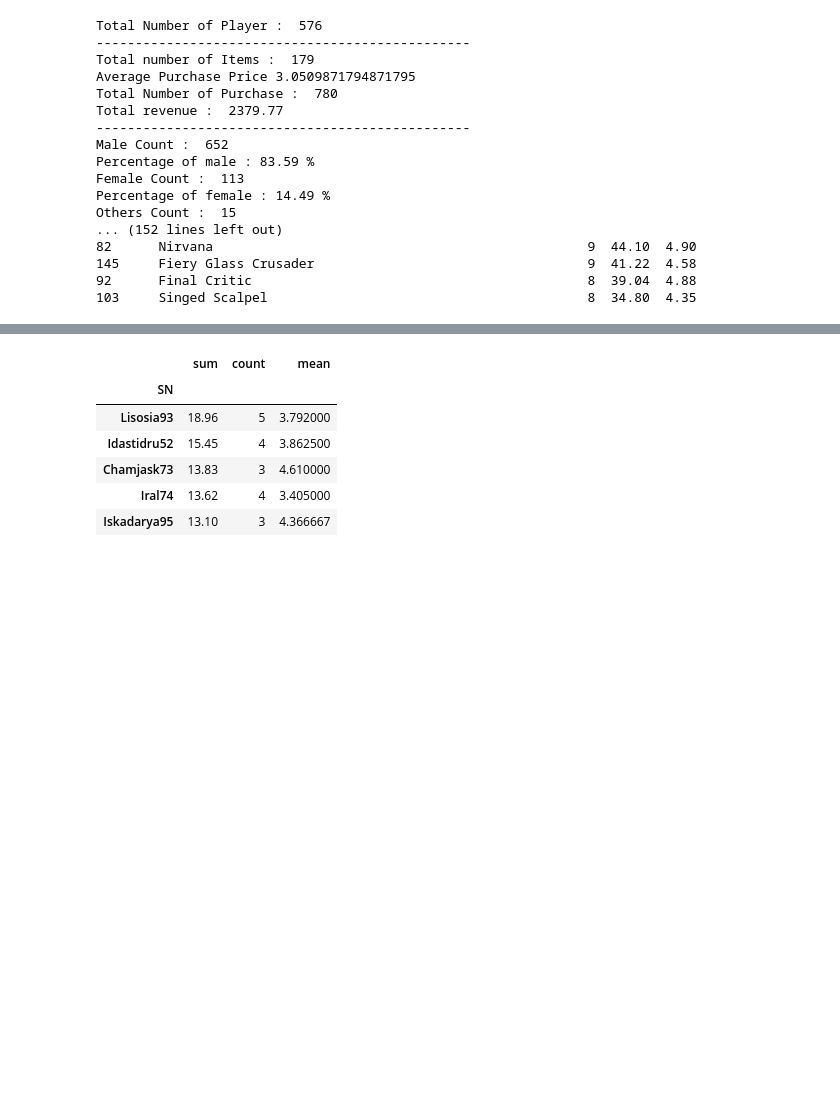
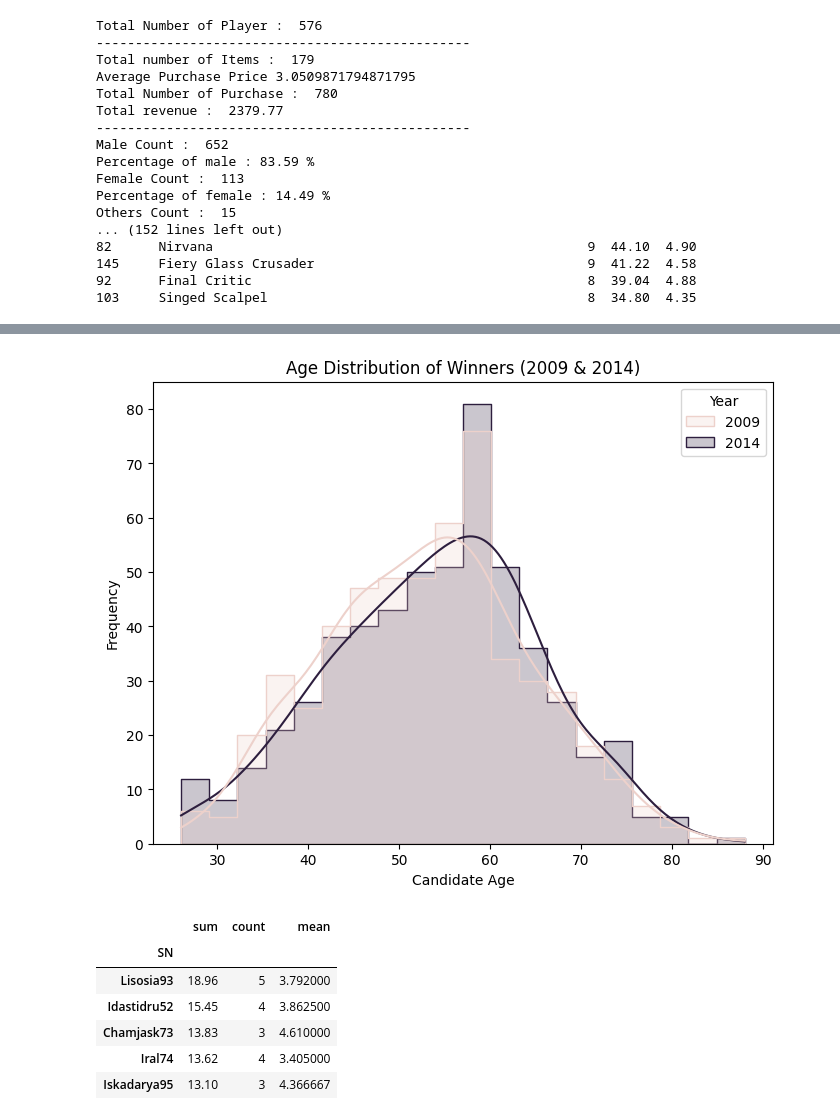
Before and after one commit to abhishekmali9191/Data-Analytics-, a Jupyter notebook: DataAnalytics.ipynb, the cells around one changed output, grey strips where cells are left out. Saved outputs shown, nothing was run; the diff lists cells and outputs as text; code cells hidden in the pictures; blank space fills up the shorter version.

```diff
--- a/DataAnalytics.ipynb
+++ b/DataAnalytics.ipynb
@@ -4580,3 +4576,28 @@ pandas.core.frame.DataFrame
+# %%
+# prompt: Plot the age distribution of winners of both 2014 and 2009 elections
+
+# Assuming you have another dataframe 'df2009' for the 2009 election data
+# with similar column names ('Candidate Age', 'Position')
+
+# Create separate DataFrames for 2014 and 2009 winners with 'Year' column
+winners_2014 = df[(df['Position'] == 1)][['Candidate Age']].copy()
+winners_2014['Year'] = 2014
+
+winners_2009 = df2009[(df2009['Position'] == 1)][['Candidate Age']].copy()
+winners_2009['Year'] = 2009
+
+# Concatenate the dataframes
+combined_winners_age = pd.concat([winners_2014, winners_2009])
+
+# Create the plot using 'Year' as the hue
+plt.figure(figsize=(8, 6))
+sns.histplot(data=combined_winners_age, x='Candidate Age', hue='Year', kde=True, element="step") # Pass data explicitly and use 'Year' as hue
+plt.title('Age Distribution of Winners (2009 & 2014)')
+plt.xlabel('Candidate Age')
+plt.ylabel('Frequency')
+plt.show()
+# %% [output]
+[figure, added]
 # %%
 data.groupby('SN')['Price'].agg(['sum','count','mean']).sort_values('sum',ascending=False).head()
 # %% [output]
```
Also changed, not shown: parts of 19 cells of this notebook.
